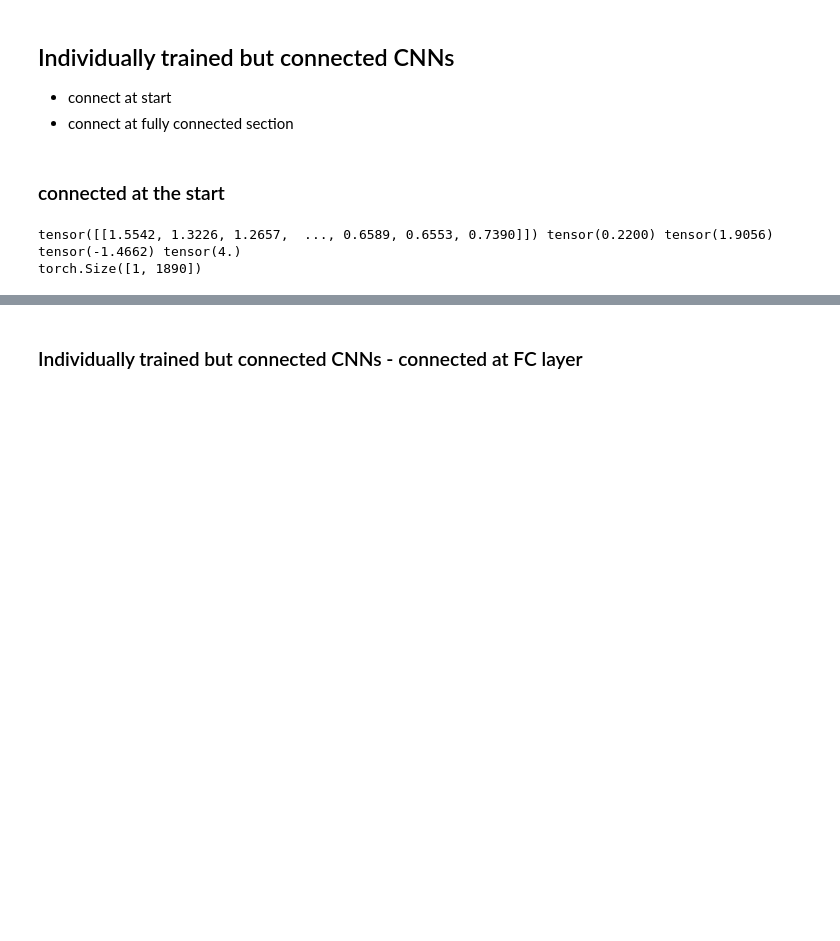
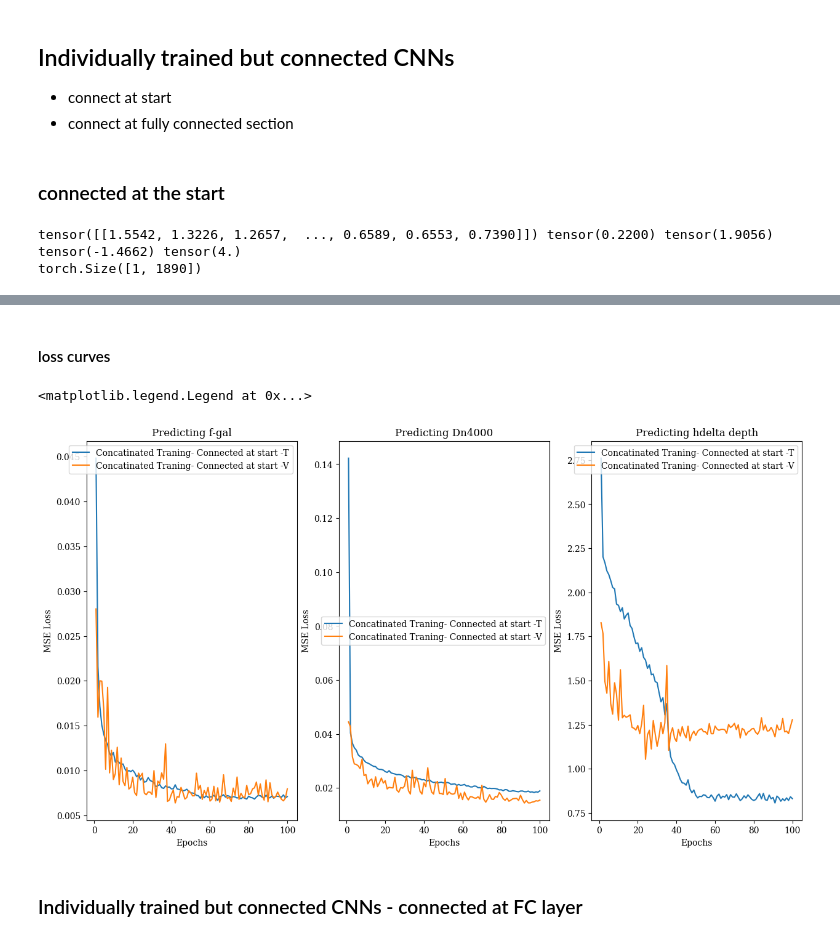
Before and after one commit to Muse-M/FinalYearProject, a Jupyter notebook: QSO_+_Many_gal_+_Noise.ipynb, the cells around one changed output, grey strips where cells are left out. Cells and saved outputs as stored; diff of their text form; code cells hidden in the pictures; blank space fills up the shorter version.

```diff
--- a/QSO_+_Many_gal_+_Noise.ipynb
+++ b/QSO_+_Many_gal_+_Noise.ipynb
@@ -819,6 +851,6 @@ lrScheduler=torch.optim.lr_scheduler.ReduceLROnPlateau(optimiser, mode='min')
 
 model_fgal_Version2.to(device)
 loss= nn.MSELoss()
-trainModelResNet_sequential(model_fgal_Version2, train_data_loader_fgal_V2, valid_data_loader_fgal_V2, optimiser,
-                            loss, 50, lrScheduler,verbose=True)
+M2_fgal_trainLossCurve,M2_fgal_validLossCurve=trainModelResNet_sequential(model_fgal_Version2, train_data_loader_fgal_V2, valid_data_loader_fgal_V2, optimiser,
+                            loss, 100, lrScheduler,verbose=True)
 # %% [output]
@@ -869,6 +905,6 @@ lrScheduler=torch.optim.lr_scheduler.ReduceLROnPlateau(optimiser, mode='min')
 
 model_dn4000_Version2.to(device)
 loss= nn.MSELoss()
-trainModelResNet_sequential(model_dn4000_Version2, train_data_loader_dn4000_V2, valid_data_loader_dn4000_V2, optimiser,
-                            loss, 50, lrScheduler,verbose=True)
+M2_dn4_trainLossCurve,M2_dn4_validLossCurve=trainModelResNet_sequential(model_dn4000_Version2, train_data_loader_dn4000_V2, valid_data_loader_dn4000_V2, optimiser,
+                            loss, 100, lrScheduler,verbose=True)
 # %% [output]
@@ -909,7 +949,7 @@ train_data_loader_hdelta_V2 = data.DataLoader(hdelta_dataset_train, batch_size=T
 valid_data_loader_hdelta_V2 = data.DataLoader(hdelta_dataset_valid, batch_size=VALID_BATCH_SIZE, shuffle=False)
 # %%
 blockList=['placeHolder',2,2,2] # blocks in middle layer
-channelList=[10,20,40,80] # 1= input layer channels, 2,3,4= middle layer channels
+channelList=[20,40,80,160] # 1= input layer channels, 2,3,4= middle layer channels
 stride=['placeHolder',1,1,2]
 
 model_hdelta_Version2=fullResNetModel50(3, blockList, channelList,1, False, stride, chainNumber=0)
@@ -920,6 +960,6 @@ lrScheduler=torch.optim.lr_scheduler.ReduceLROnPlateau(optimiser, mode='min')
 
 model_hdelta_Version2.to(device)
 loss= nn.MSELoss()
-trainModelResNet_sequential(model_hdelta_Version2, train_data_loader_hdelta_V2, valid_data_loader_hdelta_V2, optimiser,
-                            loss, 50, lrScheduler,verbose=True)
+M2_hdelta_trainLossCurve,M2_hdelta_validLossCurve=trainModelResNet_sequential(model_hdelta_Version2, train_data_loader_hdelta_V2, valid_data_loader_hdelta_V2, optimiser,
+                            loss, 100, lrScheduler,verbose=True)
 # %% [output]
@@ -956,3 +1000,35 @@ tensor([[[0.9362, 0.8006, 0.8468,  ..., 1.1008, 1.0670, 1.0713],
+# %% [markdown]
+#### loss curves
+# %%
+fig, ax=plt.subplots(figsize=(15,8), ncols=3)
+epoch_array=np.arange(1,len(M2_fgal_trainLossCurve)+1,1)
+
+ax[0].plot(epoch_array,M2_fgal_trainLossCurve, label='Concatinated Traning- Connected at start -T')
+ax[1].plot(epoch_array,M2_dn4_trainLossCurve, label='Concatinated Traning- Connected at start -T')
+ax[2].plot(epoch_array,M2_hdelta_trainLossCurve, label='Concatinated Traning- Connected at start -T')
+
+ax[0].plot(epoch_array,M2_fgal_validLossCurve, label='Concatinated Traning- Connected at start -V')
+ax[1].plot(epoch_array,M2_dn4_validLossCurve, label='Concatinated Traning- Connected at start -V')
+ax[2].plot(epoch_array,M2_hdelta_validLossCurve, label='Concatinated Traning- Connected at start -V')
+
+ax[0].set_title('Predicting f-gal')
+ax[1].set_title('Predicting Dn4000')
+ax[2].set_title('Predicting hdelta depth')
+
+ax[0].set_xlabel('Epochs')
+ax[1].set_xlabel('Epochs')
+ax[2].set_xlabel('Epochs')
+
+ax[0].set_ylabel('MSE Loss')
+ax[1].set_ylabel('MSE Loss')
+ax[2].set_ylabel('MSE Loss')
+
+ax[0].legend()
+ax[1].legend()
+ax[2].legend()
+# %% [output]
+<matplotlib.legend.Legend at 0x...>
+[figure, added]
 # %% [markdown]
 ### Individually trained but connected CNNs - connected at FC layer
 # %%
```
Also changed, not shown: parts of 48 cells of this notebook.
